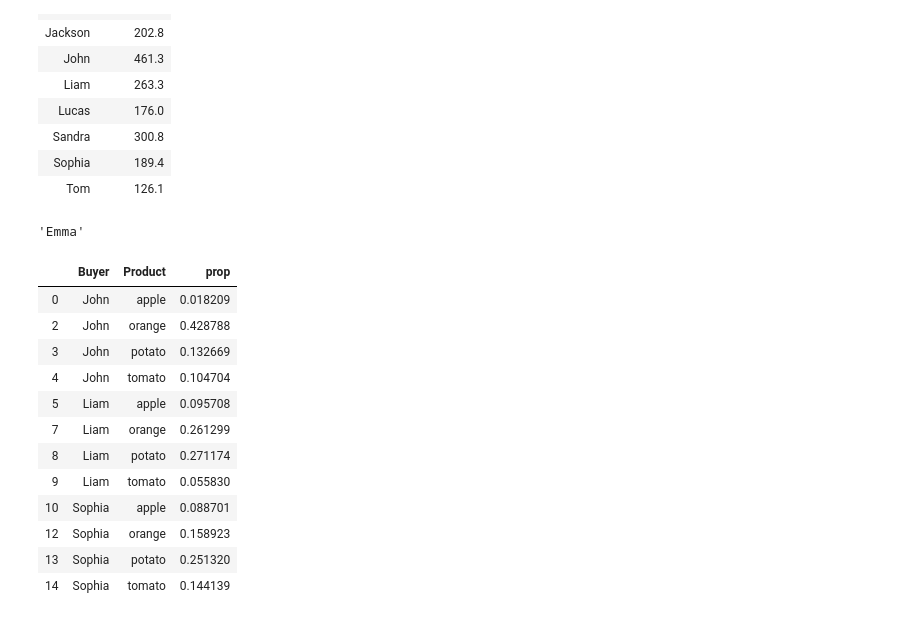
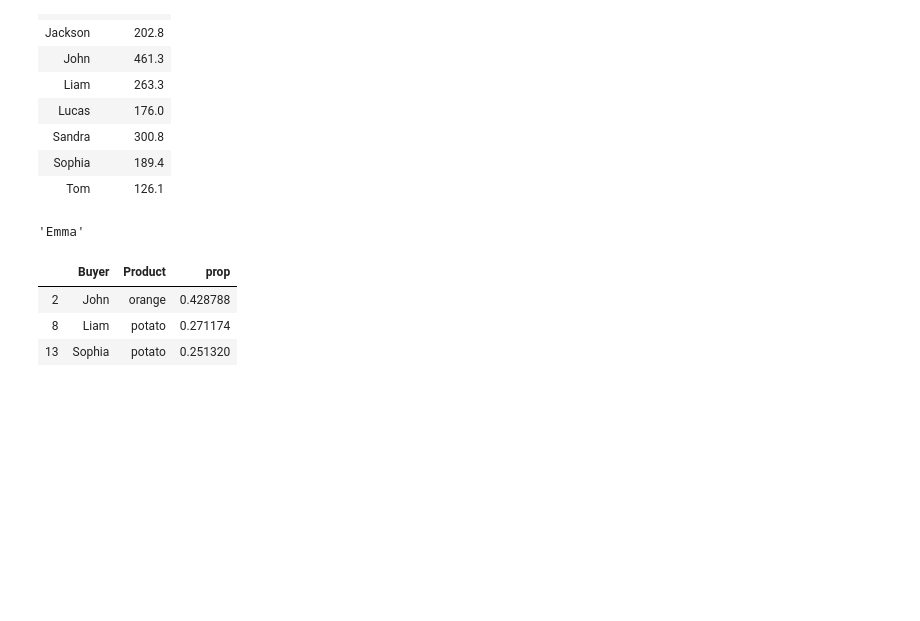
Before and after one commit to bgsedatascience/module-intro-to-pandas, a Jupyter notebook: pandas.ipynb, the cells around one changed output. Drawn from its saved outputs; the diff is of its cells as text; code cells hidden in the pictures; blank space fills up the shorter version.

```diff
--- a/pandas.ipynb
+++ b/pandas.ipynb
@@ -969,27 +771,18 @@ spent_banana_total.prop_banana.idxmax()
 # %%
 #A marketing company that works with the supermarket is interested to understand better the
 #characteristics of the three people that have spent most of their spending on bananas.
 #For each one of them report the other product that they have spent most of their remaining income on.
 top_three = spent_banana_total.prop_banana.sort_values()[-4:-1].index.values
 spending = pd.DataFrame()
 for person in top_three:
     spending = pd.concat([spending, merged_tables[merged_tables.Buyer == person]],axis=0)
 spent_buyer_prod = spending.groupby(['Buyer','Product']).sum().reset_index()[['Buyer','Product','total_spent']]
 total_buyer_prod = pd.merge(spent_buyer_prod,client_spent,on='Buyer',how='left')
 total_buyer_prod['prop'] = total_buyer_prod.total_spent_x/total_buyer_prod.total_spent_y
-total_buyer_prod[['Buyer','Product','prop']][total_buyer_prod.Product!='banana']
-#Not Complete
+prop_no_banana = total_buyer_prod[['Buyer','Product','prop']][total_buyer_prod.Product!='banana']
+prop_no_banana.loc[prop_no_banana.groupby('Buyer').idxmax().iloc[:,0],:]
 # %% [output]
 |  | Buyer | Product | prop |
-| 0 | John | apple | 0.018209 |
 | 2 | John | orange | 0.428788 |
-| 3 | John | potato | 0.132669 |
-| 4 | John | tomato | 0.104704 |
-| 5 | Liam | apple | 0.095708 |
-| 7 | Liam | orange | 0.261299 |
 | 8 | Liam | potato | 0.271174 |
-| 9 | Liam | tomato | 0.055830 |
-| 10 | Sophia | apple | 0.088701 |
-| 12 | Sophia | orange | 0.158923 |
 | 13 | Sophia | potato | 0.251320 |
-| 14 | Sophia | tomato | 0.144139 |
```
Also changed, not shown: parts of 37 cells of this notebook.
